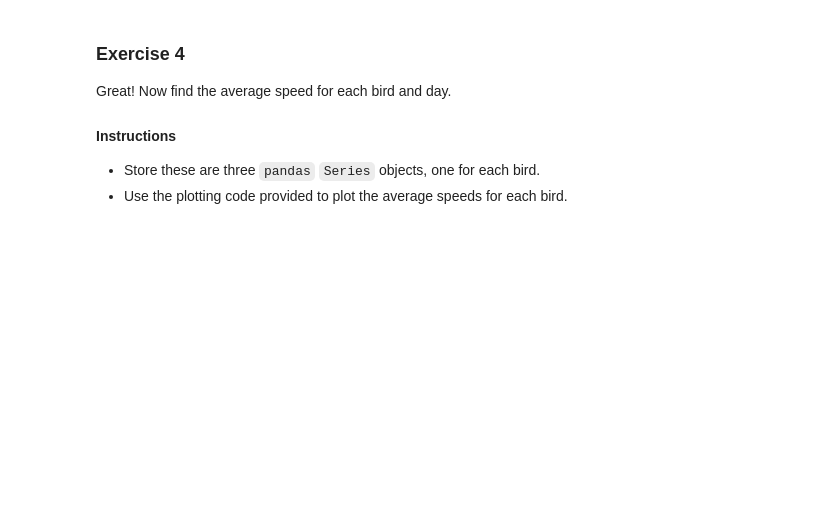
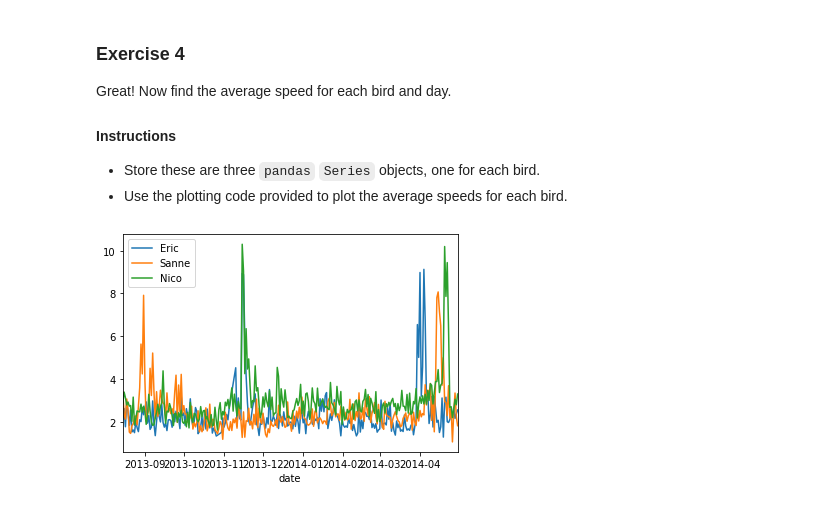
Before and after one commit to pkro/edx-pythonforresearch, a Jupyter notebook: case_studies/birds/HW4-2.ipynb, the cells around one changed output. Saved outputs shown, nothing was run; the diff lists cells and outputs as text; code cells hidden in the pictures; blank space fills up the shorter version.

```diff
--- a/case_studies/birds/HW4-2.ipynb
+++ b/case_studies/birds/HW4-2.ipynb
@@ -37,13 +52,14 @@ In this exercise, we will group the flight times by date and calculate the mean
 - Fill in the code to find the mean altitudes for each day.
 # %%
 # Convert birddata.date_time to the `pd.datetime` format.
-birddata.date_time =
+birddata.date_time = pd.to_datetime(birddata.date_time)
 
 # Create a new column of day of observation
-birddata["date"] =
+birddata["date"] = birddata.date_time.dt.date
 
 # Use `groupby()` to group the data by date.
-grouped_bydates =
-
+grouped_bydates = birddata.groupby(by='date')
+import datetime
 # Find the mean `altitude` for each date.
-mean_altitudes_perday =
+mean_altitudes_perday = grouped_bydates['altitude'].mean()
+mean_altitudes_perday.loc[datetime.date(2013, 9, 12)]
@@ -72,12 +126,14 @@ Great! Now find the average speed for each bird and day.
 # %%
 import matplotlib.pyplot as plt
 
-eric_daily_speed  = # Enter your code here.
-sanne_daily_speed = # Enter your code here.
-nico_daily_speed  = # Enter your code here.
+eric_daily_speed  = birddata[birddata.bird_name=='Eric'].groupby(by=['date'])['speed_2d'].mean()
+sanne_daily_speed = birddata[birddata.bird_name=='Sanne'].groupby(by=['date'])['speed_2d'].mean()
+nico_daily_speed  = birddata[birddata.bird_name=='Nico'].groupby(by=['date'])['speed_2d'].mean()
 
 eric_daily_speed.plot(label="Eric")
 sanne_daily_speed.plot(label="Sanne")
 nico_daily_speed.plot(label="Nico")
 plt.legend(loc="upper left")
-plt.show()
+plt.show();
+# %% [output]
+[figure, added]
```
Also changed, not shown: parts of 6 cells of this notebook, 4 other files.
